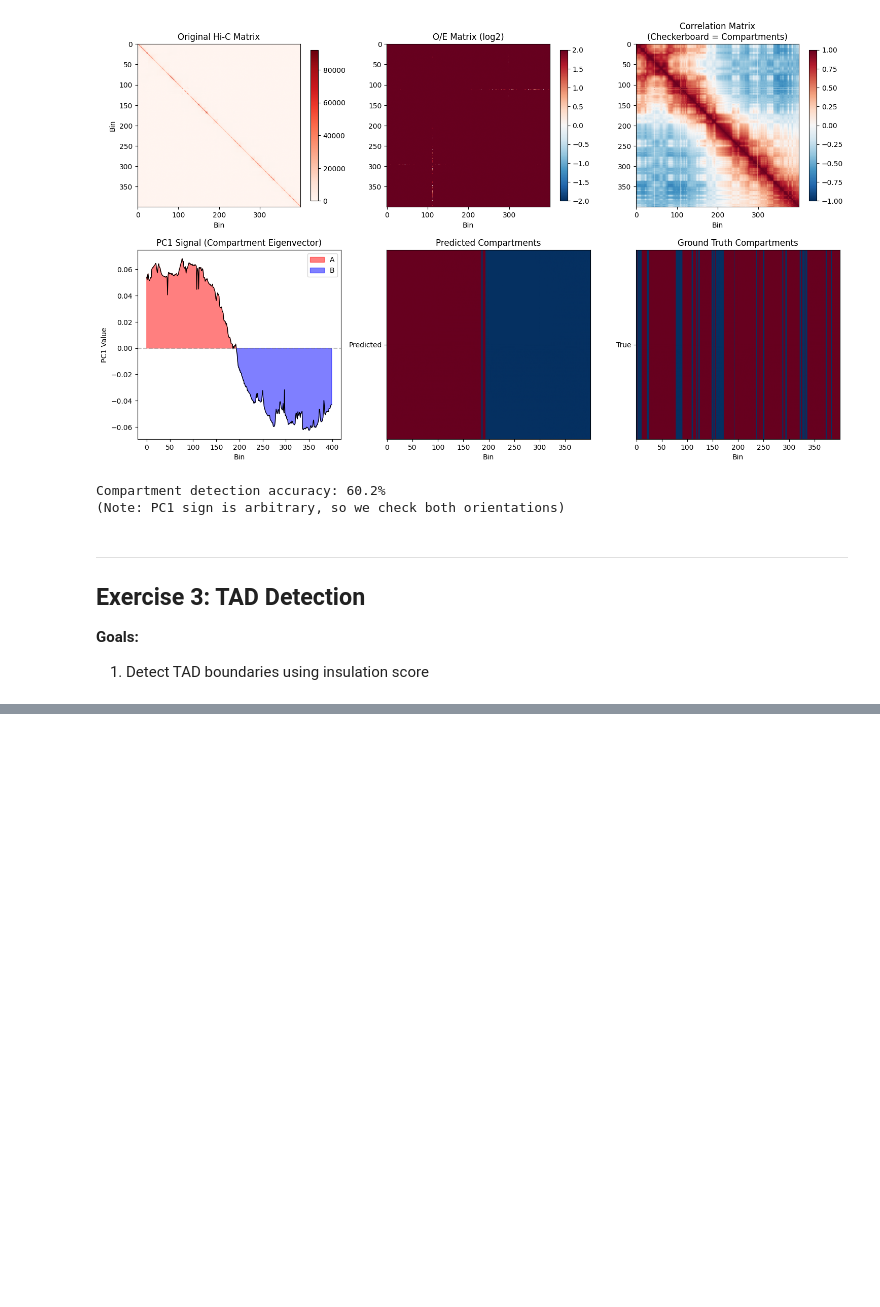
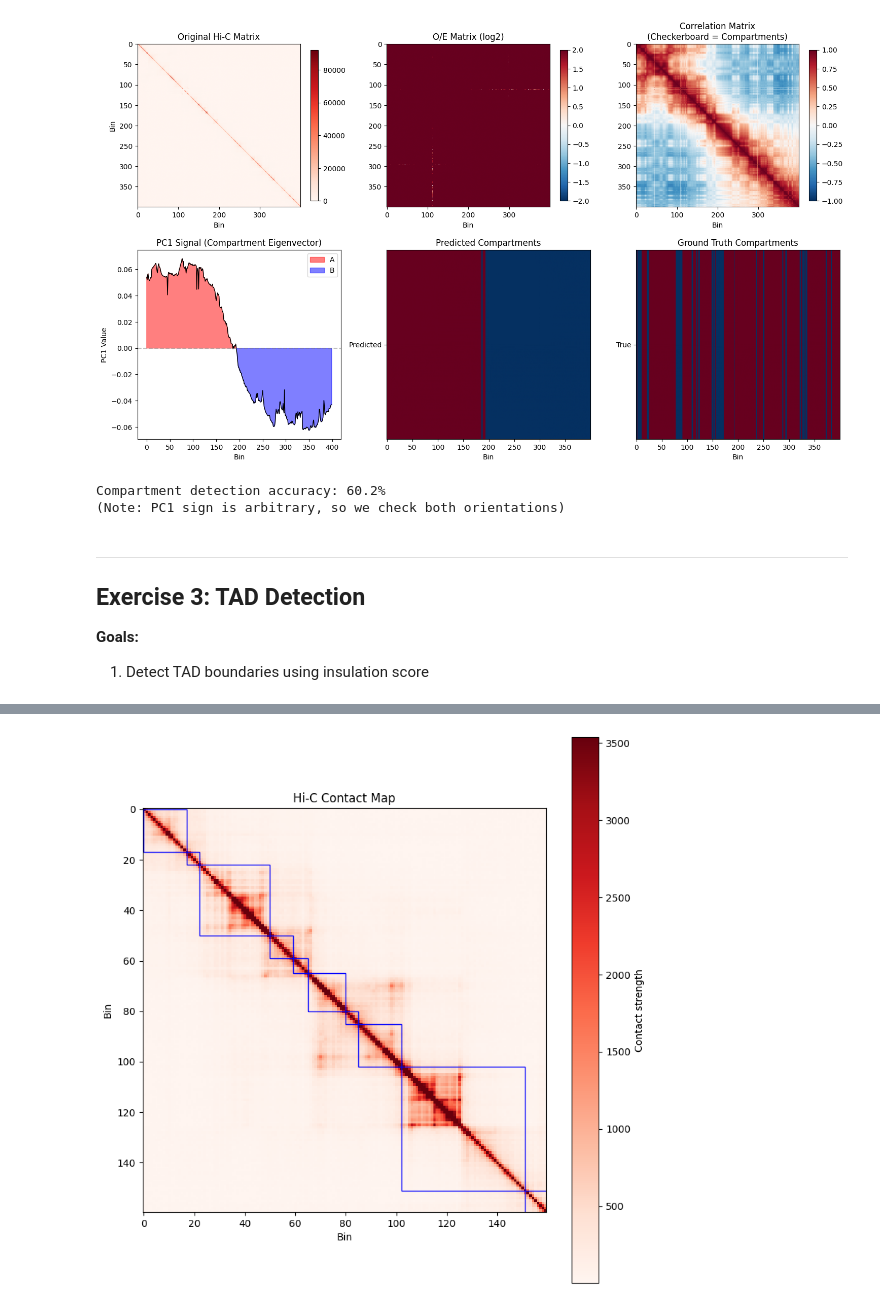
Before and after one commit to maciek-wisniewski/intro_to_bioinf_and_comp_gen_2026, a Jupyter notebook: notebooks-solutions/10-3d-genome-solutions.ipynb, the cells around one changed output, grey strips where cells are left out. Drawn from its saved outputs; the diff is of its cells as text; code cells hidden in the pictures; blank space fills up the shorter version.

```diff
--- a/notebooks-solutions/10-3d-genome-solutions.ipynb
+++ b/notebooks-solutions/10-3d-genome-solutions.ipynb
@@ -58,7 +58,8 @@ def generate_toy_hic_matrix(N=100, decay=0.05, noise_level=0.1, tad_noise=(0.4,
     mat[mat<0] = 0  # no negative contacts
 
     return mat
-def plot_hic_matrix(mat, title="Hi-C Contact Map", cmap='Reds', max_color=None):
+
+def plot_hic_matrix(mat, title="Hi-C Contact Map", cmap='Reds', max_color=None, show=True):
     """Plot heatmap of Hi-C matrix"""
     plt.figure(figsize=(8, 8))
     if isinstance(max_color, float):
@@ -69,7 +70,8 @@ def plot_hic_matrix(mat, title="Hi-C Contact Map", cmap='Reds', max_color=None):
     plt.xlabel("Bin")
     plt.ylabel("Bin")
     plt.tight_layout()
-    plt.show()
+    if show:
+        plt.show()
 # %%
 # Generate synthetic Hi-C matrix
 toy_hic = generate_toy_hic_matrix(
@@ -516,0 +538,13 @@ def get_tad_regions(boundaries, n_bins):
+# %%
+from matplotlib.patches import Rectangle
+
+plot_hic_matrix(sample_region_small_hic, title="Hi-C Contact Map", max_color=99.0, show=False)
+ax = plt.gca()
+for tad_start, tad_end in tad_regions:
+    tad_size = tad_end - tad_start
+    ax.add_patch(
+        Rectangle((tad_start, tad_start), tad_size, tad_size,
+                  edgecolor='blue', linewidth=1, fill=False)
+    )
+# %% [output]
+[figure, added]
```
Also changed, not shown: parts of 2 cells of this notebook, 3 other files.
